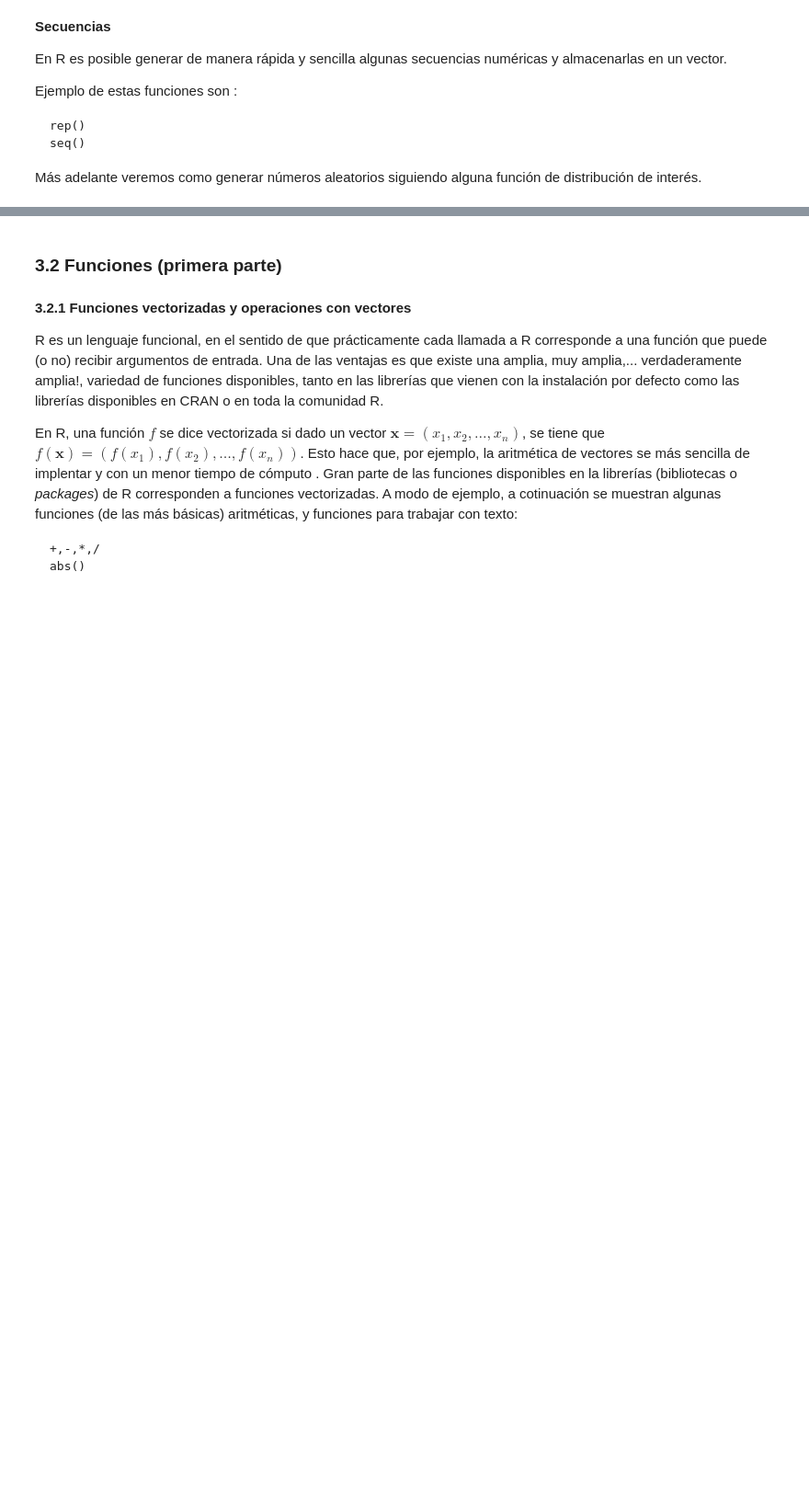
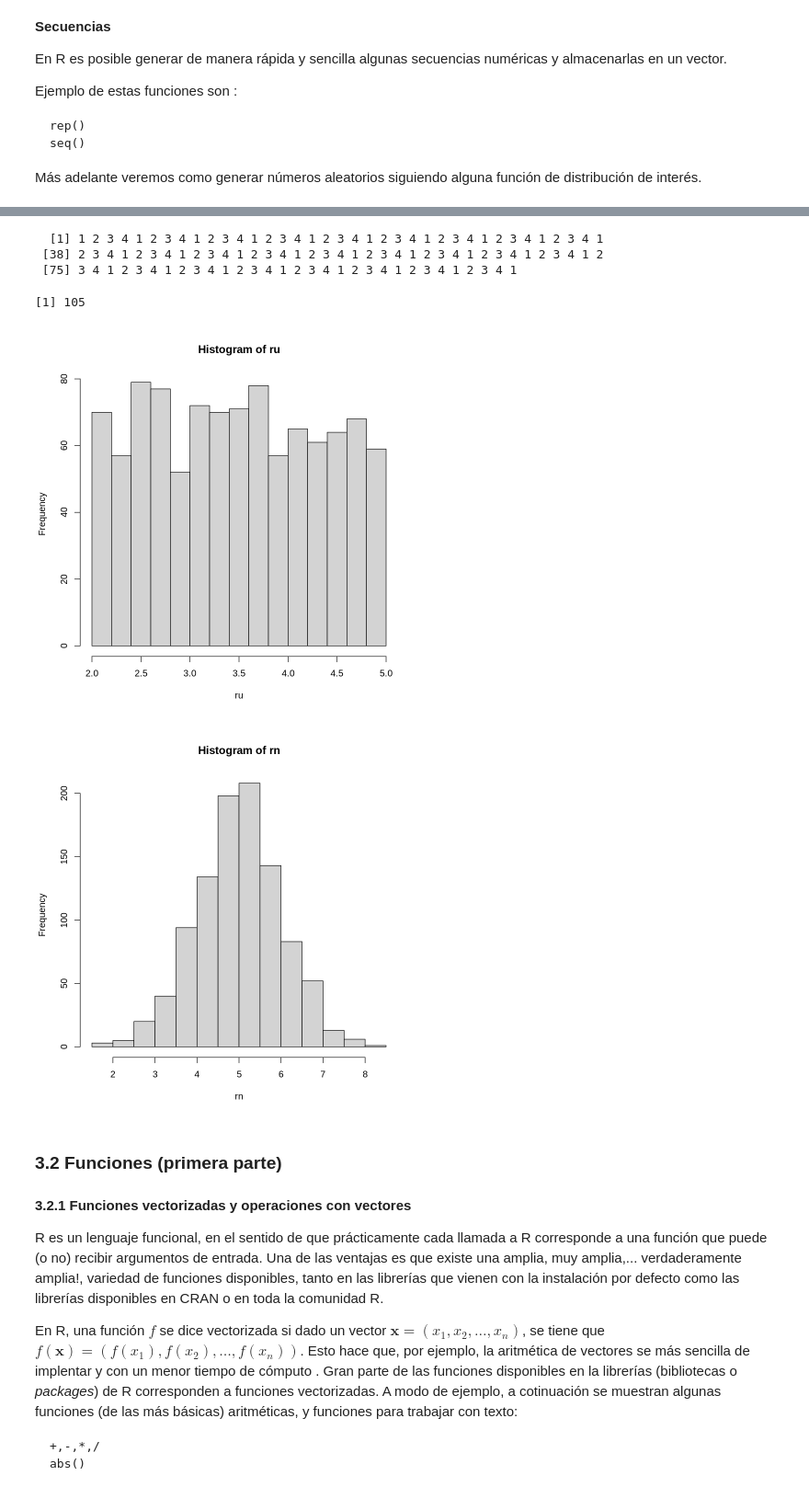
Before and after one commit to kerlesuwu/DBDC_202010_Programacion_en_R_para_ciencia_de_datos, a Jupyter notebook: Clases/Clase1/Clase_1_02_vectores.ipynb, the cells around one changed output, grey strips where cells are left out. Shown: that part at 92% size. Drawn from its saved outputs; the diff is of its cells as text; code cells hidden in the pictures; blank space fills up the shorter version.

```diff
--- a/Clases/Clase1/Clase_1_02_vectores.ipynb
+++ b/Clases/Clase1/Clase_1_02_vectores.ipynb
@@ -119,4 +390,14 @@ Más adelante veremos como generar números aleatorios siguiendo alguna función
 # %%
 # podemos controlar el largo del vector resultante con el parámetro length.out
+replica <- rep(c(1,2,3,4),length.out = 105)
+replica
+# %% [output]
+  [1] 1 2 3 4 1 2 3 4 1 2 3 4 1 2 3 4 1 2 3 4 1 2 3 4 1 2 3 4 1 2 3 4 1 2 3 4 1
+ [38] 2 3 4 1 2 3 4 1 2 3 4 1 2 3 4 1 2 3 4 1 2 3 4 1 2 3 4 1 2 3 4 1 2 3 4 1 2
+ [75] 3 4 1 2 3 4 1 2 3 4 1 2 3 4 1 2 3 4 1 2 3 4 1 2 3 4 1 2 3 4 1
+# %%
+length(replica)
+# %% [output]
+[1] 105
 # %%
 # ejemplo de función seq (utilice argumento by, y otro ejemplo con argumento length.out)
@@ -124,7 +409,16 @@ Más adelante veremos como generar números aleatorios siguiendo alguna función
 # ejemplo de vector aleatorio siguiendo una determinada distribución
 
 # distribución uniforme
+ru <- runif(1000, 2,5)
+
 # distribución normal
+rn <- rnorm(1000, mean = 5, sd = 1)
+# %%
+hist(ru)
+hist(rn)
+# %% [output]
+[figure, added]
+[figure, added]
 # %% [markdown]
 ### 3.2 Funciones (primera parte)
 
```
Also changed, not shown: parts of 47 cells of this notebook.
